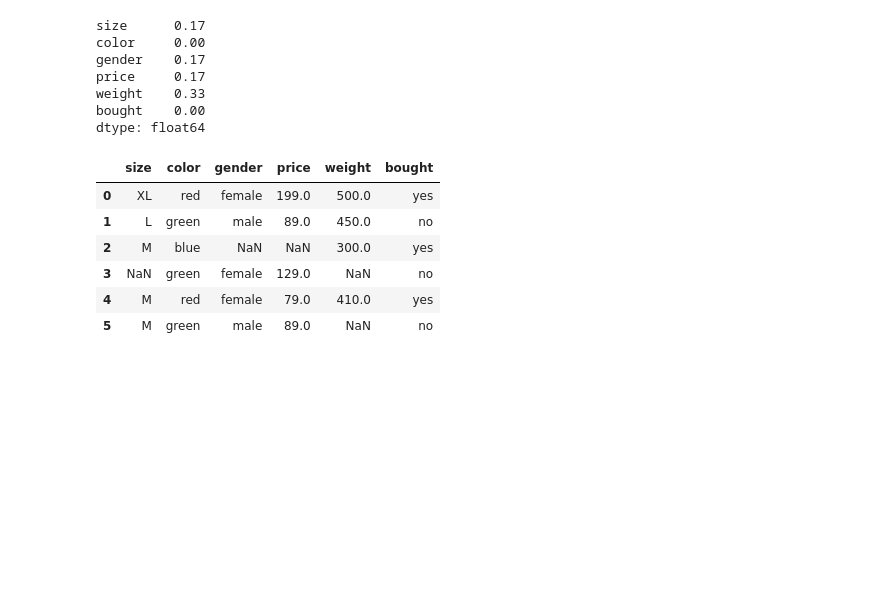
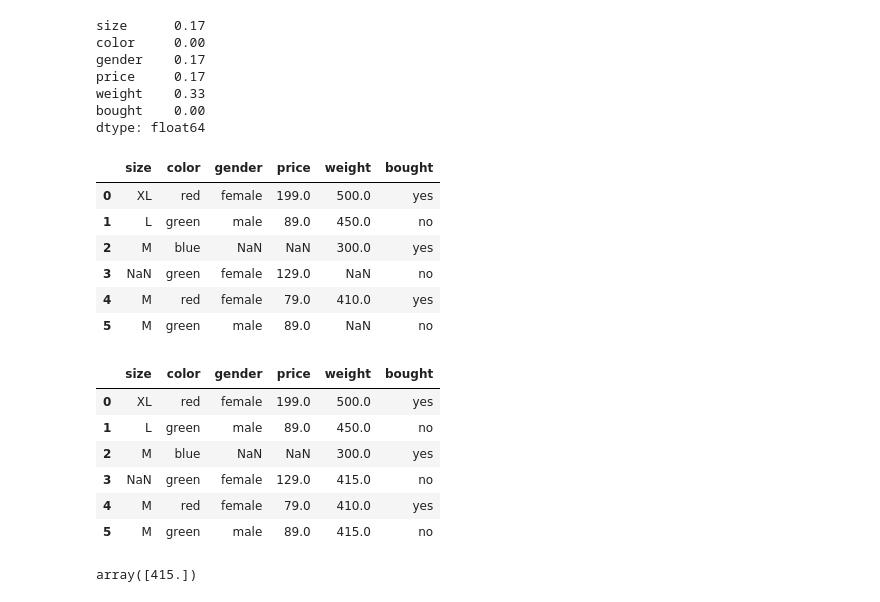
Before and after one commit to sanyamsh7/Notebooks, a Jupyter notebook: Exercises.ipynb, the cells around one changed output. Drawn from its saved outputs; the diff is of its cells as text; code cells hidden in the pictures; blank space fills up the shorter version.

```diff
--- a/Exercises.ipynb
+++ b/Exercises.ipynb
@@ -79,3 +79,15 @@ df
 | 5 | M | green | male | 89.0 | NaN | no |
 # %%
 imp_mean = SimpleImputer(missing_values = np.nan, strategy = 'mean')
+# %%
+df[['weight']] = imp_mean.fit_transform(df[['weight']])
+# %%
+df
+# %% [output]
+|  | size | color | gender | price | weight | bought |
+| 0 | XL | red | female | 199.0 | 500.0 | yes |
+| 1 | L | green | male | 89.0 | 450.0 | no |
+| 2 | M | blue | NaN | NaN | 300.0 | yes |
+| 3 | NaN | green | female | 129.0 | 415.0 | no |
+| 4 | M | red | female | 79.0 | 410.0 | yes |
+| 5 | M | green | male | 89.0 | 415.0 | no |
@@ -81,0 +112,4 @@ imp_mean = SimpleImputer(missing_values = np.nan, strategy = 'mean')
+# %%
+imputer.statistics_[0]   # to find the value which was imputed by the simple imputer
+# %% [output]
+array([415.])
```
Also changed, not shown: parts of 39 cells of this notebook.
